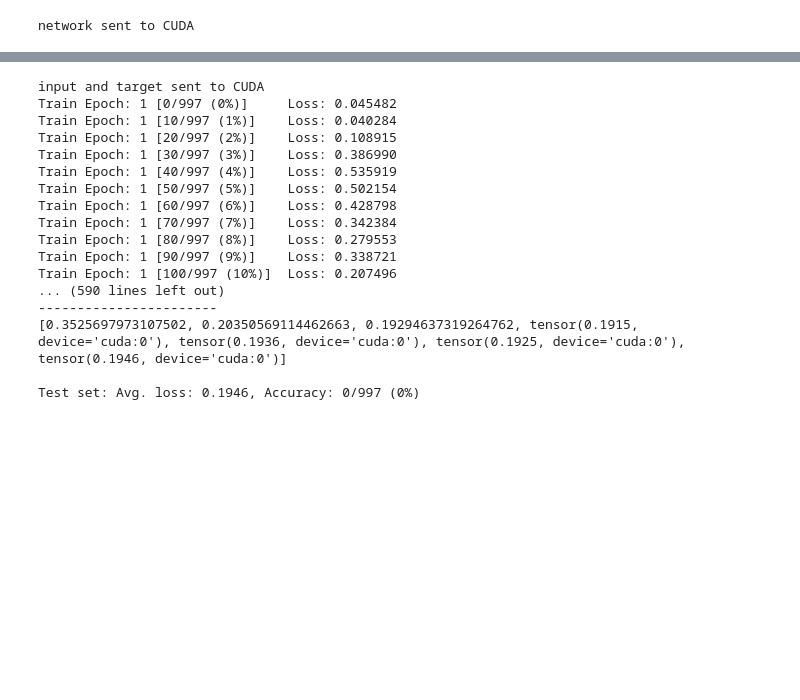
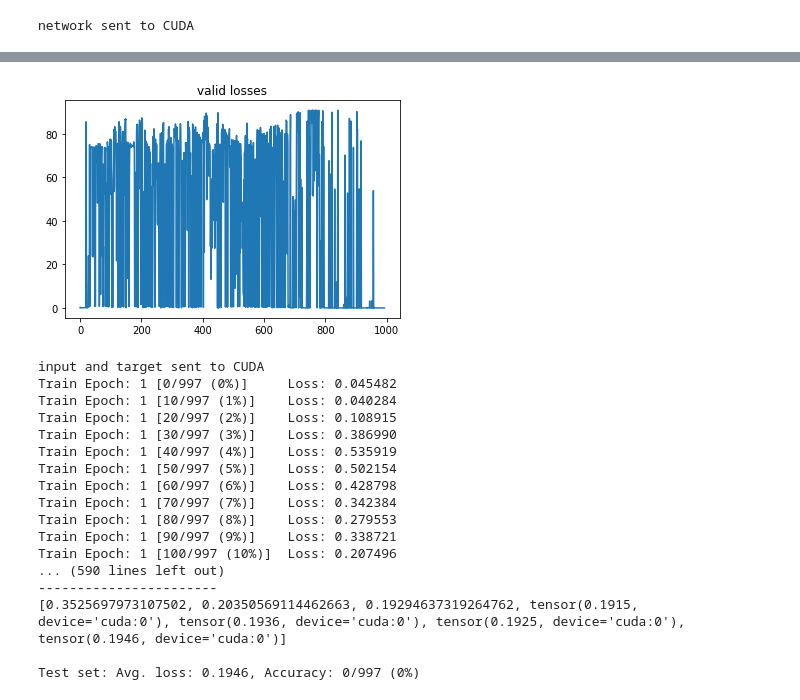
Before and after one commit to DianaPredoiu/sound-source-separation, a Jupyter notebook: sound-source-separation-network.ipynb, the cells around one changed output, grey strips where cells are left out. Cells and saved outputs as stored; diff of their text form; code cells hidden in the pictures; blank space fills up the shorter version.

```diff
--- a/sound-source-separation-network.ipynb
+++ b/sound-source-separation-network.ipynb
@@ -196,7 +200,7 @@ def train_network(nr_epochs, train_set, test_set):
     plot_train_loss = []
     plot_valid_loss = []
 
-    for epoch in range(1, 50):
+    for epoch in range(1, nr_epochs+1):
         mask = []
         mask_test = []
 
@@ -295,4 +299,4 @@ def train_network(nr_epochs, train_set, test_set):
     plt.title('valid losses')
     plt.show()
 
-    return mask, mask_test
+    return mask, mask_test, network
@@ -365,5 +427,8 @@ Validation set loss: 5.07331905525491
 # %%
 # apply generate mask from training, testing after training and validation
-split_audios_epoch(1, mask)
-split_audios_epoch(2, mask_test)
-split_audios_epoch(3, valid_mask)
+split_audios_epoch("training-mask", mask)
+split_audios_epoch("training-TEST-mask", mask_test)
+
+valid_mask = eval(network=network, test_set=test_set)
+split_audios_epoch("validation-mask", valid_mask)
+# %% [output]
@@ -369,0 +436 @@ split_audios_epoch(3, valid_mask)
+[figure, added]
```
Also changed, not shown: parts of 8 cells of this notebook.
